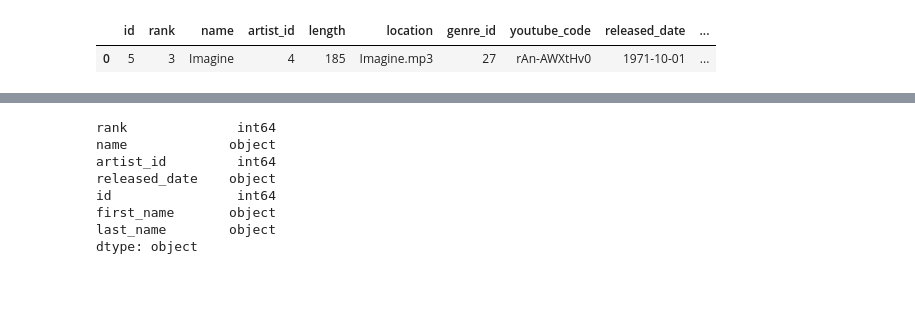
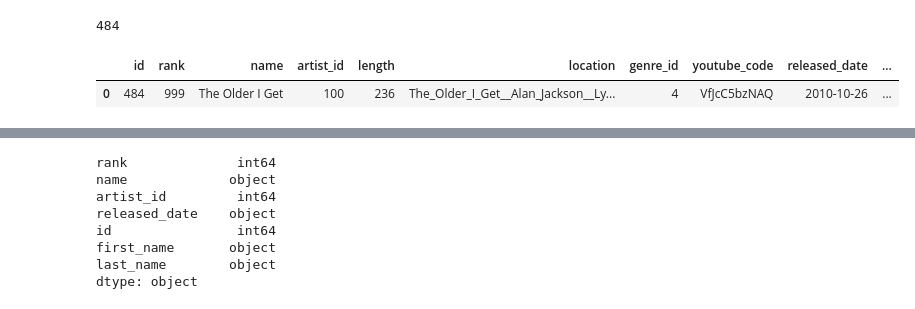
Before and after one commit to santimcs/A5, a Jupyter notebook: Database/Music.ipynb, the cells around one changed output, grey strips where cells are left out. Saved outputs shown, nothing was run; the diff lists cells and outputs as text; code cells hidden in the pictures.

```diff
--- a/Database/Music.ipynb
+++ b/Database/Music.ipynb
@@ -8,11 +6,22 @@ conmy = engine.connect()
 data_path = '../data/'
+# %%
+sql = '''
+SELECT * FROM songs
+WHERE name LIKE "The Older I Get"
+'''
+songs = pd.read_sql(sql, engine)
+song = songs.iloc[0]
+songId = song['id']
+songId
+# %% [output]
+484
 # %%
-sql = '''
+sql = f'''
 SELECT * FROM songs
-WHERE id = 5
+WHERE id = {songId}
 '''
-songs = pd.read_sql(sql, conmy)
-songs
+song = pd.read_sql(sql, engine)
+song
 # %% [output]
 |  | id | rank | name | artist_id | length | location | genre_id | youtube_code | released_date | ... |
-| 0 | 5 | 3 | Imagine | 4 | 185 | Imagine.mp3 | 27 | rAn-AWXtHv0 | 1971-10-01 | ... |
+| 0 | 484 | 999 | The Older I Get | 100 | 236 | The_Older_I_Get__Alan_Jackson__Ly... | 4 | VfJcC5bzNAQ | 2010-10-26 | ... |
```
Also changed, not shown: parts of 21 cells of this notebook, 10 other files.
